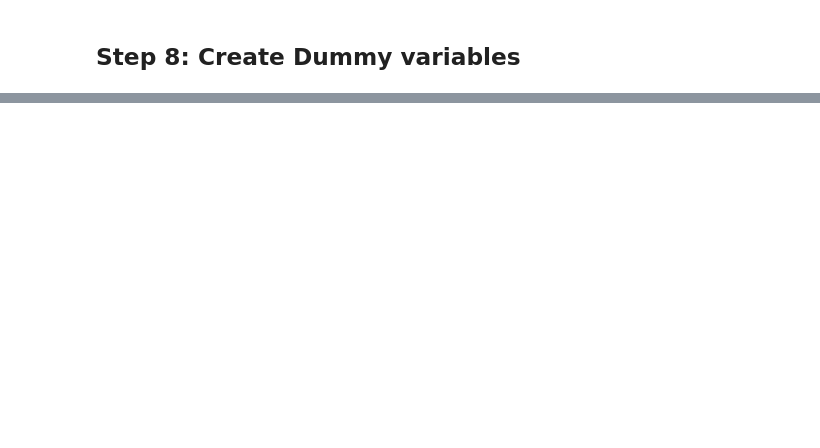
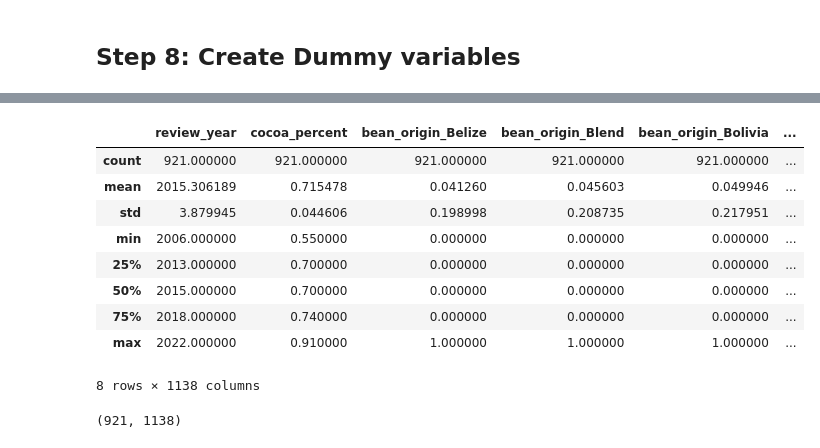
Before and after one commit to cableredi/BellevueUniv_MDS, a Jupyter notebook: DSC550/Term Paper/Chocolate_CableKimberly.ipynb, the cells around one changed output, grey strips where cells are left out. Drawn from its saved outputs; the diff is of its cells as text; code cells hidden in the pictures; blank space fills up the shorter version.

```diff
--- a/DSC550/Term Paper/Chocolate_CableKimberly.ipynb
+++ b/DSC550/Term Paper/Chocolate_CableKimberly.ipynb
@@ -789,0 +800,17 @@ chocolate_usa_dummies.describe()
+# %%
+features_train.describe()
+# %% [output]
+|  | review_year | cocoa_percent | bean_origin_Belize | bean_origin_Blend | bean_origin_Bolivia | ... |
+| count | 921.000000 | 921.000000 | 921.000000 | 921.000000 | 921.000000 | ... |
+| mean | 2015.306189 | 0.715478 | 0.041260 | 0.045603 | 0.049946 | ... |
+| std | 3.879945 | 0.044606 | 0.198998 | 0.208735 | 0.217951 | ... |
+| min | 2006.000000 | 0.550000 | 0.000000 | 0.000000 | 0.000000 | ... |
+| 25% | 2013.000000 | 0.700000 | 0.000000 | 0.000000 | 0.000000 | ... |
+| 50% | 2015.000000 | 0.700000 | 0.000000 | 0.000000 | 0.000000 | ... |
+| 75% | 2018.000000 | 0.740000 | 0.000000 | 0.000000 | 0.000000 | ... |
+| max | 2022.000000 | 0.910000 | 1.000000 | 1.000000 | 1.000000 | ... |
+8 rows × 1138 columns
+# %%
+features_train.shape
+# %% [output]
+(921, 1138)
```
Also changed, not shown: parts of 58 cells of this notebook.
